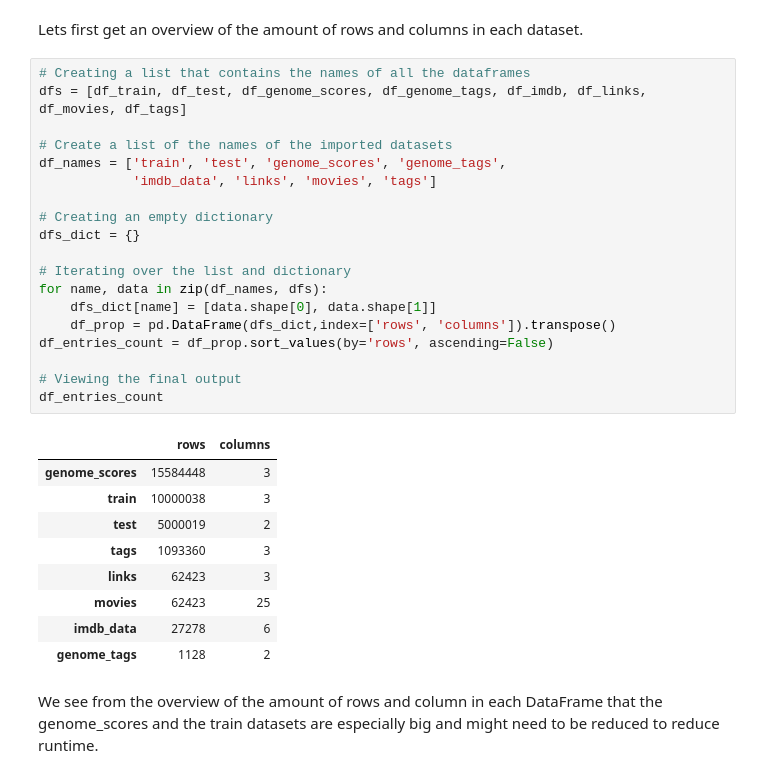
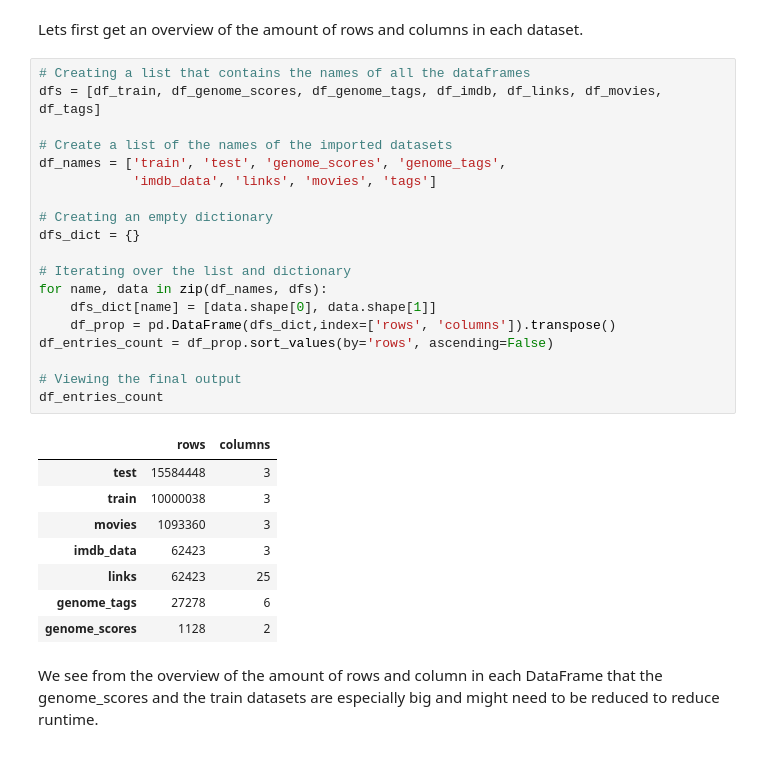
Before and after one commit to stanjaak123/Netflix-Recommender-using-Unsupervised-Machine-Learning-Clustering-, a Jupyter notebook: Netflix Recommender System.ipynb, the cells around one changed output. Cells and saved outputs as stored; diff of their text form.

```diff
--- a/Netflix Recommender System.ipynb
+++ b/Netflix Recommender System.ipynb
@@ -275,33 +269,32 @@ The supplied dataset comprises the following:
 Lets first get an overview of the amount of rows and columns in each dataset.
 # %%
 # Creating a list that contains the names of all the dataframes
-dfs = [df_train, df_test, df_genome_scores, df_genome_tags, df_imdb, df_links, df_movies, df_tags]
+dfs = [df_train, df_genome_scores, df_genome_tags, df_imdb, df_links, df_movies, df_tags]
 
 # Create a list of the names of the imported datasets
 df_names = ['train', 'test', 'genome_scores', 'genome_tags',
             'imdb_data', 'links', 'movies', 'tags']
 
 # Creating an empty dictionary
 dfs_dict = {}
 
 # Iterating over the list and dictionary
 for name, data in zip(df_names, dfs):
     dfs_dict[name] = [data.shape[0], data.shape[1]]
     df_prop = pd.DataFrame(dfs_dict,index=['rows', 'columns']).transpose()
 df_entries_count = df_prop.sort_values(by='rows', ascending=False)
 
 # Viewing the final output
 df_entries_count
 # %% [output]
 |  | rows | columns |
-| genome_scores | 15584448 | 3 |
+| test | 15584448 | 3 |
 | train | 10000038 | 3 |
-| test | 5000019 | 2 |
-| tags | 1093360 | 3 |
-| links | 62423 | 3 |
-| movies | 62423 | 25 |
-| imdb_data | 27278 | 6 |
-| genome_tags | 1128 | 2 |
+| movies | 1093360 | 3 |
+| imdb_data | 62423 | 3 |
+| links | 62423 | 25 |
+| genome_tags | 27278 | 6 |
+| genome_scores | 1128 | 2 |
 # %% [markdown]
 We see from the overview of the amount of rows and column in each DataFrame that the genome_scores and the train datasets are especially big and might need to be reduced to reduce runtime.
 # %% [markdown]
```
Also changed, not shown: parts of 89 cells of this notebook.
